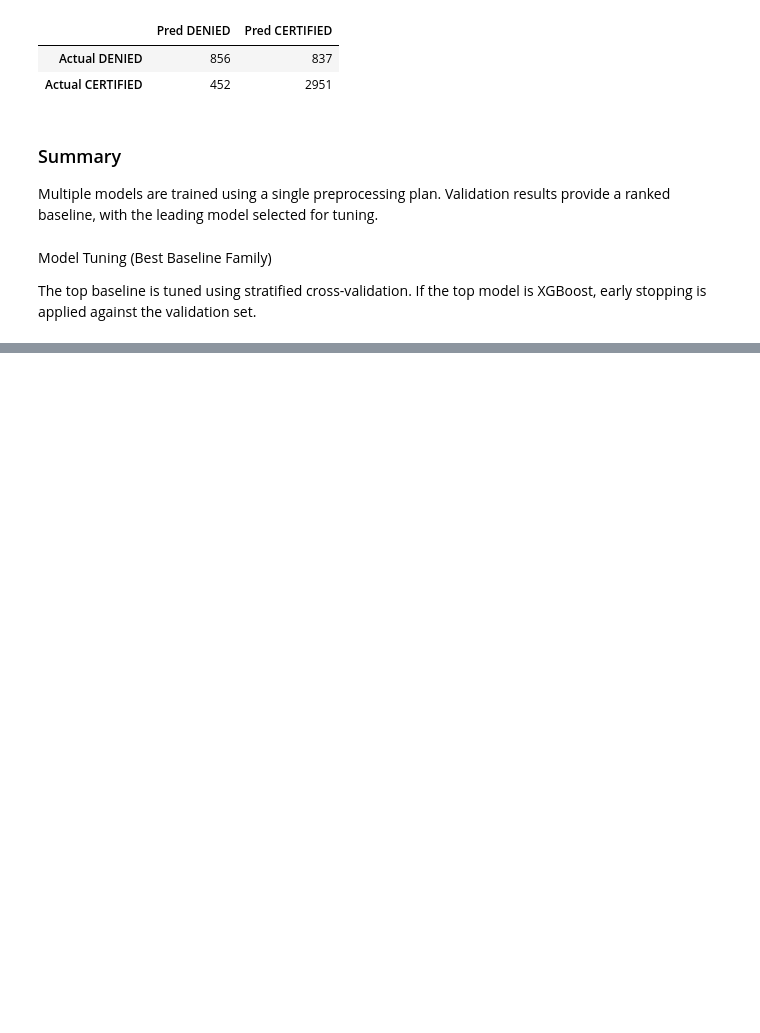
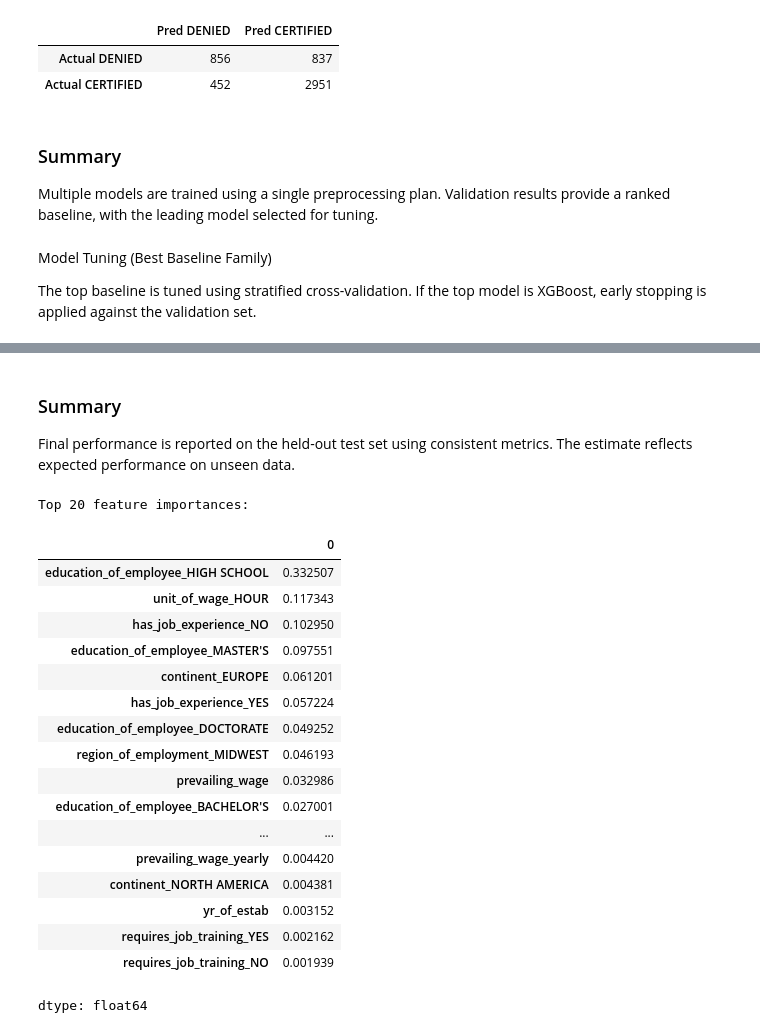
Before and after one commit to EvagAIML/CASE-Visa-Applicant-Screening, a Jupyter notebook: Copy_of_EasyVisa_Full_Code_Notebook_(2)_(1).ipynb, the cells around one changed output, grey strips where cells are left out. Cells and saved outputs as stored; diff of their text form; code cells hidden in the pictures; blank space fills up the shorter version.

```diff
--- a/Copy_of_EasyVisa_Full_Code_Notebook_(2)_(1).ipynb
+++ b/Copy_of_EasyVisa_Full_Code_Notebook_(2)_(1).ipynb
@@ -918,0 +983,4 @@ if best_baseline_name == "XGBoost":
+# %% [markdown]
+### Summary
+
+Final performance is reported on the held-out test set using consistent metrics. The estimate reflects expected performance on unseen data.
@@ -919,3 +991,56 @@ if best_baseline_name == "XGBoost":
+# %%
+# ============================================================
+# Model Interpretation — importances / coefficients
+# ============================================================
+
+import numpy as np
+import pandas as pd
+
+def get_feature_names_from_preprocessor(fitted_pre, num_cols, cat_cols):
+    names = []
+    if "num" in fitted_pre.named_transformers_ and fitted_pre.named_transformers_["num"] != "drop":
+        names.extend(list(num_cols))
+    if "cat" in fitted_pre.named_transformers_ and fitted_pre.named_transformers_["cat"] != "drop":
+        enc = fitted_pre.named_transformers_["cat"].named_steps["ohe"]
+        names.extend(enc.get_feature_names_out(cat_cols).tolist())
+    return names
+
+final_pre = best_model.named_steps["pre"]
+# reuse columns from earlier step
+feat_names = get_feature_names_from_preprocessor(final_pre, num_cols, cat_cols)
+
+clf = best_model.named_steps["clf"]
+
+if hasattr(clf, "feature_importances_"):
+    imp = pd.Series(clf.feature_importances_, index=feat_names).sort_values(ascending=False)
+    print("Top 20 feature importances:")
+    display(imp.head(20))
+elif hasattr(clf, "coef_"):
+    coefs = pd.Series(clf.coef_.ravel(), index=feat_names).sort_values(key=np.abs, ascending=False)
+    print("Top 20 absolute coefficients:")
+    display(coefs.head(20))
+else:
+    print("Model does not expose native importances/coefficients. Consider permutation importance if needed.")
+# %% [output]
+Top 20 feature importances:
+|  | 0 |
+| education_of_employee_HIGH SCHOOL | 0.332507 |
+| unit_of_wage_HOUR | 0.117343 |
+| has_job_experience_NO | 0.102950 |
+| education_of_employee_MASTER'S | 0.097551 |
+| continent_EUROPE | 0.061201 |
+| has_job_experience_YES | 0.057224 |
+| education_of_employee_DOCTORATE | 0.049252 |
+| region_of_employment_MIDWEST | 0.046193 |
+| prevailing_wage | 0.032986 |
+| education_of_employee_BACHELOR'S | 0.027001 |
+| ... | ... |
+| prevailing_wage_yearly | 0.004420 |
+| continent_NORTH AMERICA | 0.004381 |
+| yr_of_estab | 0.003152 |
+| requires_job_training_YES | 0.002162 |
+| requires_job_training_NO | 0.001939 |
+dtype: float64
 # %%
 1. Problem Definition ✅
 2. Data Loading and Setup ✅
```
Also changed, not shown: parts of 5 cells of this notebook.
